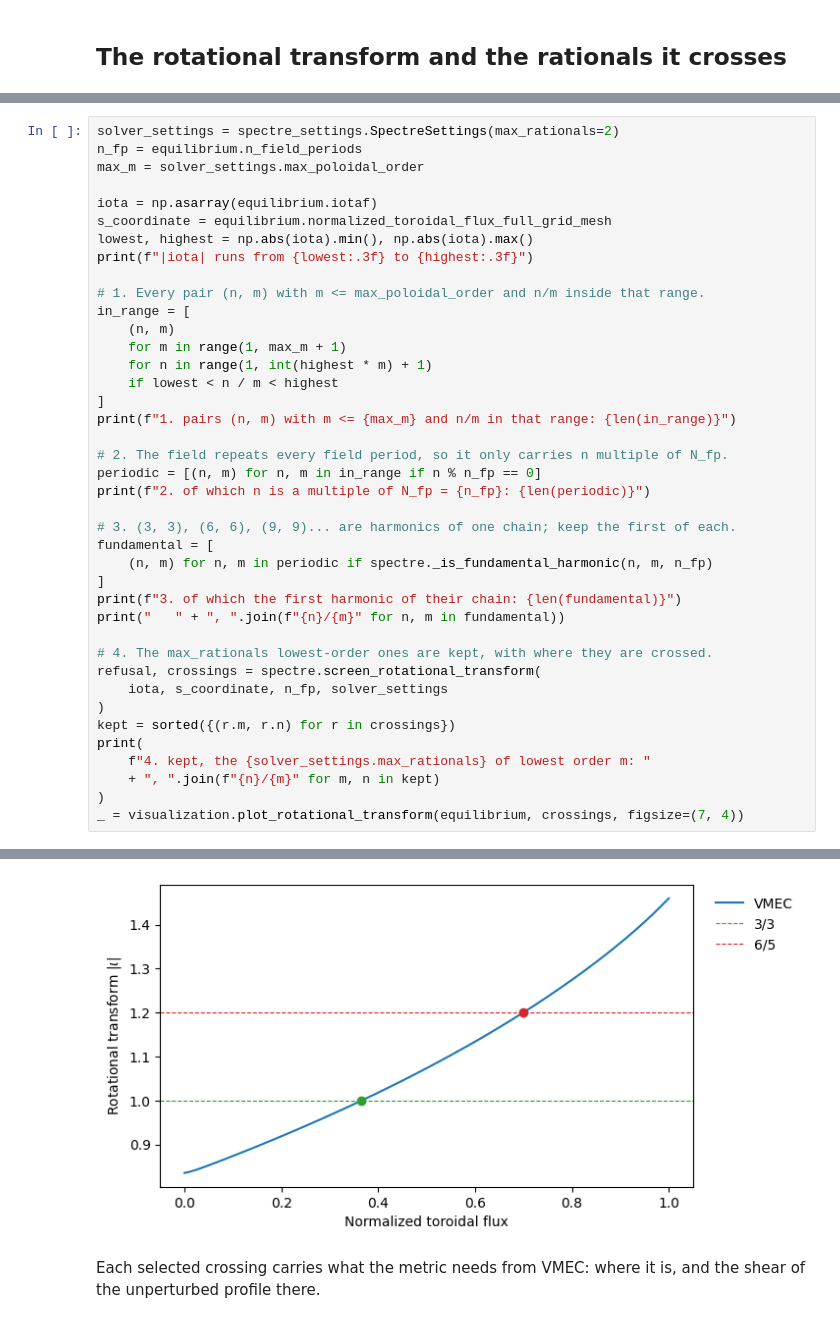
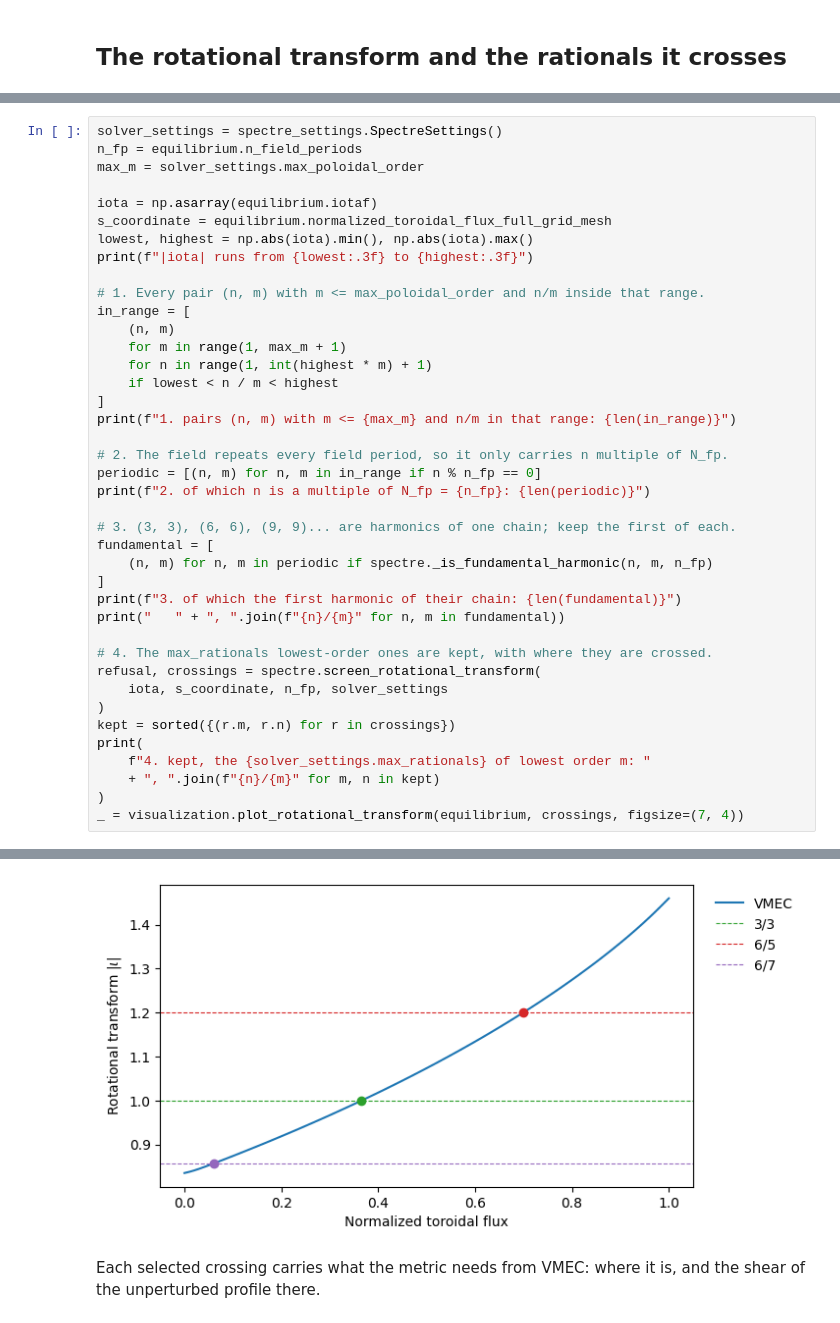
Before and after one commit to proximafusion/constellaration, a Jupyter notebook: notebooks/spectre_field_integrity.ipynb, the cells around one changed output, grey strips where cells are left out. Drawn from its saved outputs; the diff is of its cells as text.

Commit message:
Notebook: search the default three rationals, 6/7 included
Co-Authored-By: Claude Opus 5.5 <noreply@anthropic.com>

```diff
--- a/notebooks/spectre_field_integrity.ipynb
+++ b/notebooks/spectre_field_integrity.ipynb
@@ -112,5 +112,5 @@ An island chain can open where the rotational transform equals a rational n/m, w
 # %%
-solver_settings = spectre_settings.SpectreSettings(max_rationals=2)
+solver_settings = spectre_settings.SpectreSettings()
 n_fp = equilibrium.n_field_periods
 max_m = solver_settings.max_poloidal_order
 
@@ -159,4 +159,4 @@ _ = visualization.plot_rotational_transform(equilibrium, crossings, figsize=(7,
-[figure, old version]
+[figure, new version]
 # %% [markdown]
 Each selected crossing carries what the metric needs from VMEC: where it is, and the shear of the unperturbed profile there.
 # %%
```
Also changed, not shown: parts of 9 cells of this notebook.
